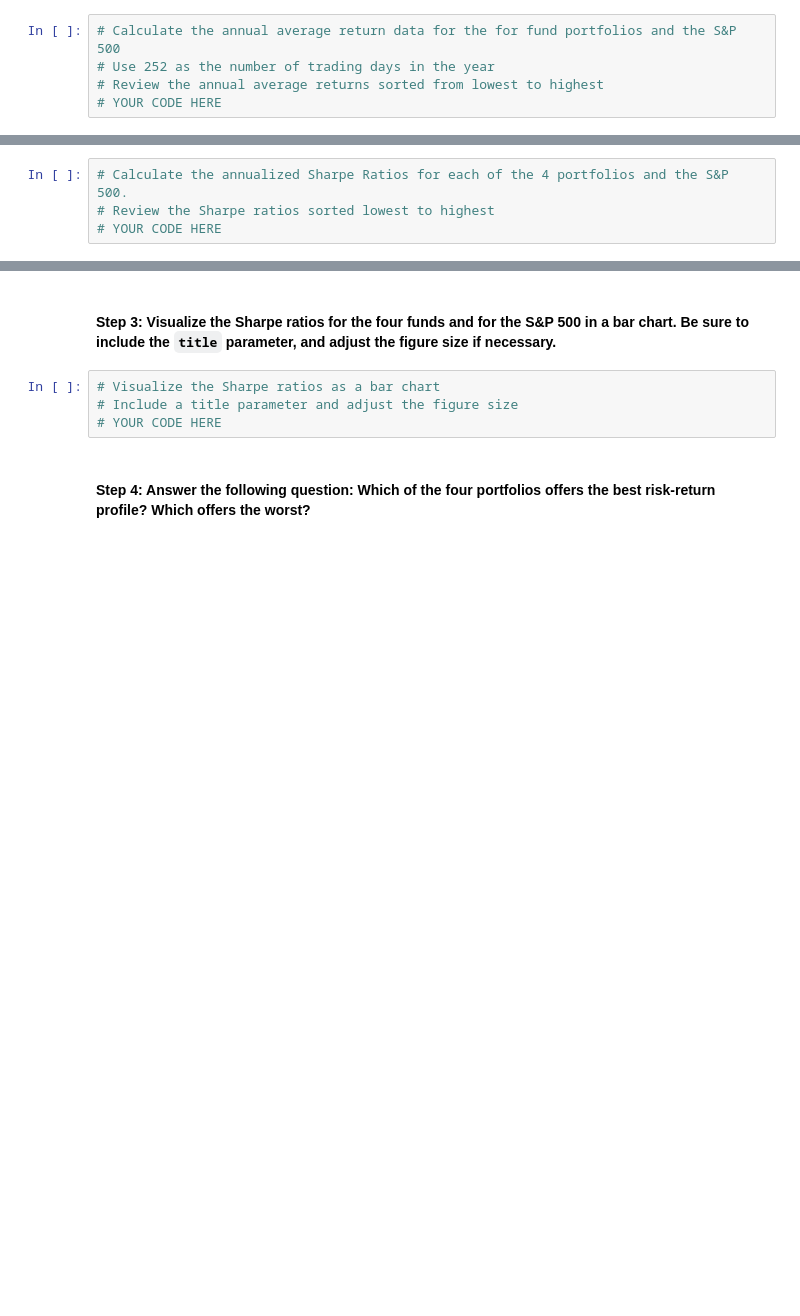
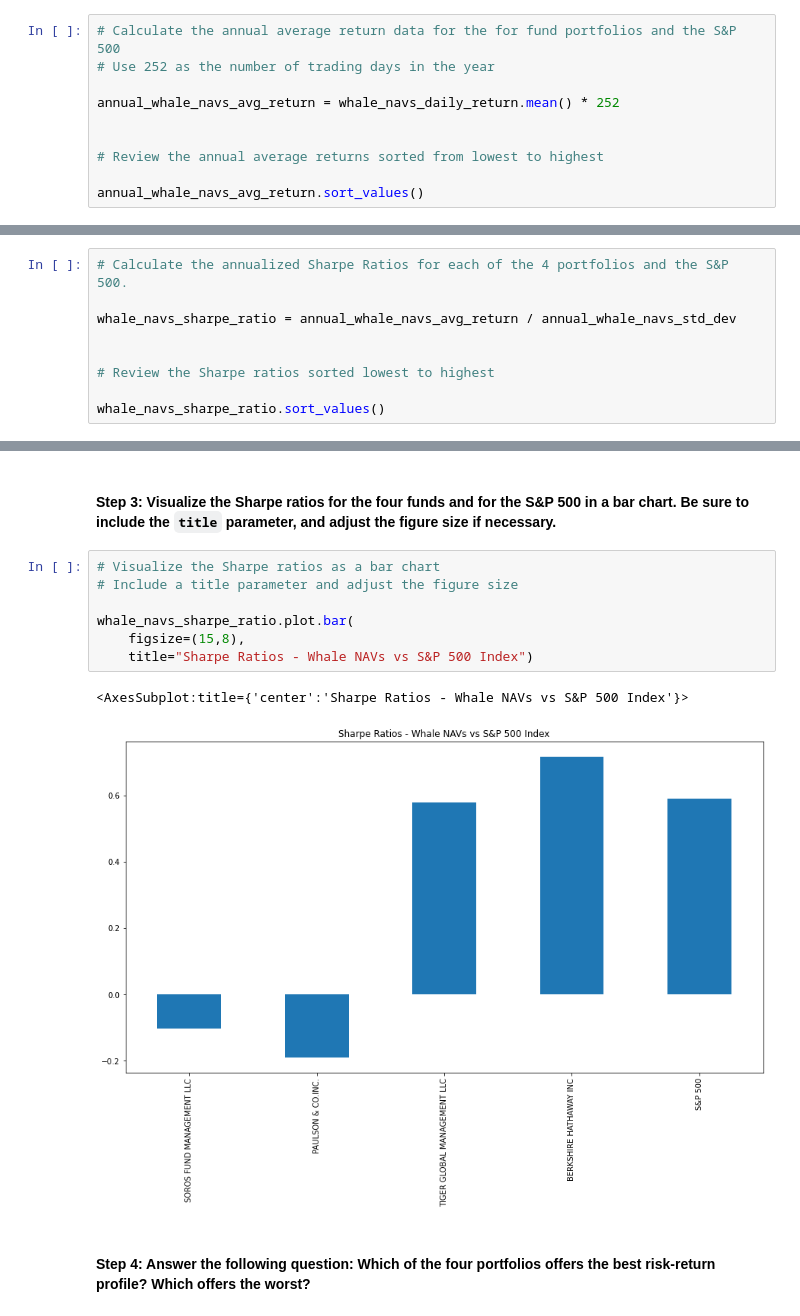
Before and after one commit to lindseyhardouin/Challenge_4, a Jupyter notebook: risk_return_analysis.ipynb, the cells around one changed output, grey strips where cells are left out. Cells and saved outputs as stored; diff of their text form; blank space fills up the shorter version.

```diff
--- a/risk_return_analysis.ipynb
+++ b/risk_return_analysis.ipynb
@@ -314,5 +346,10 @@ To determine the overall risk of an asset or portfolio, quantitative analysts an
 # %%
 # Calculate the annual average return data for the for fund portfolios and the S&P 500
 # Use 252 as the number of trading days in the year
+
+annual_whale_navs_avg_return = whale_navs_daily_return.mean() * 252
+
+
 # Review the annual average returns sorted from lowest to highest
-# YOUR CODE HERE
+
+annual_whale_navs_avg_return.sort_values()
@@ -320,5 +364,10 @@ To determine the overall risk of an asset or portfolio, quantitative analysts an
 #### Step 2: Calculate the Sharpe ratios for the four fund portfolios and for the S&P 500. To do that, divide the annualized average return by the annualized standard deviation for each. Review the resulting Sharpe ratios, sorted from lowest to highest.
 # %%
 # Calculate the annualized Sharpe Ratios for each of the 4 portfolios and the S&P 500.
+
+whale_navs_sharpe_ratio = annual_whale_navs_avg_return / annual_whale_navs_std_dev
+
+
 # Review the Sharpe ratios sorted lowest to highest
-# YOUR CODE HERE
+
+whale_navs_sharpe_ratio.sort_values()
@@ -327,7 +383,13 @@ To determine the overall risk of an asset or portfolio, quantitative analysts an
 # %%
 # Visualize the Sharpe ratios as a bar chart
 # Include a title parameter and adjust the figure size
-# YOUR CODE HERE
+
+whale_navs_sharpe_ratio.plot.bar(
+    figsize=(15,8),
+    title="Sharpe Ratios - Whale NAVs vs S&P 500 Index")
+# %% [output]
+<AxesSubplot:title={'center':'Sharpe Ratios - Whale NAVs vs S&P 500 Index'}>
+[figure, added]
 # %% [markdown]
 #### Step 4: Answer the following question: Which of the four portfolios offers the best risk-return profile? Which offers the worst?
 # %% [markdown]
```
Also changed, not shown: parts of 11 cells of this notebook.
